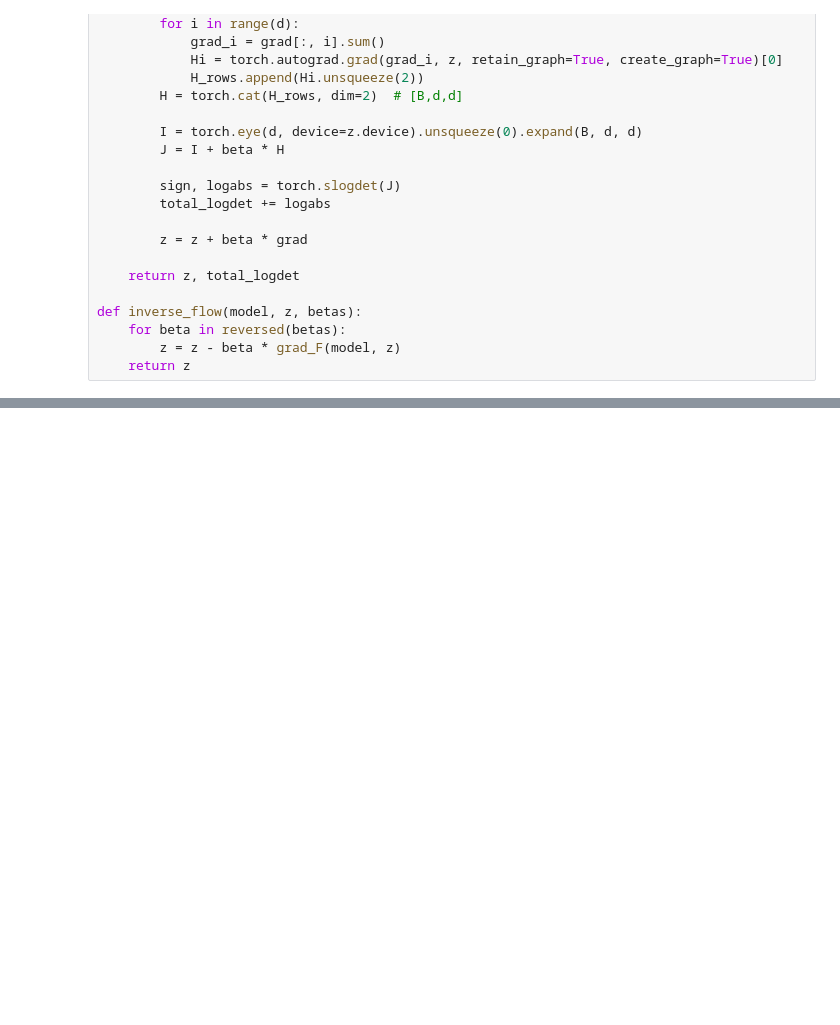
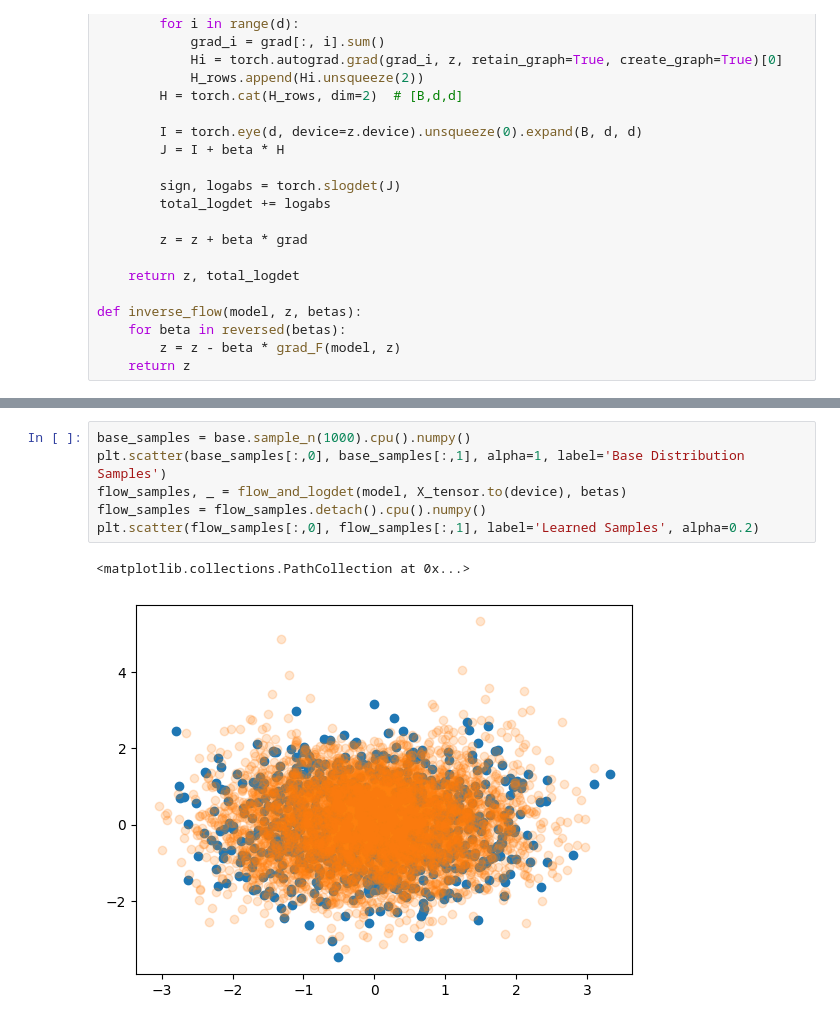
Before and after one commit to echen347/polymath25-ML, a Jupyter notebook: Untitled23.ipynb, the cells around one changed output, grey strips where cells are left out. Cells and saved outputs as stored; diff of their text form; blank space fills up the shorter version.

```diff
--- a/Untitled23.ipynb
+++ b/Untitled23.ipynb
@@ -226,0 +368,9 @@ plt.show()
+# %%
+base_samples = base.sample_n(1000).cpu().numpy()
+plt.scatter(base_samples[:,0], base_samples[:,1], alpha=1, label='Base Distribution Samples')
+flow_samples, _ = flow_and_logdet(model, X_tensor.to(device), betas)
+flow_samples = flow_samples.detach().cpu().numpy()
+plt.scatter(flow_samples[:,0], flow_samples[:,1], label='Learned Samples', alpha=0.2)
+# %% [output]
+<matplotlib.collections.PathCollection at 0x...>
+[figure, added]
```
Also changed, not shown: parts of 8 cells of this notebook.
